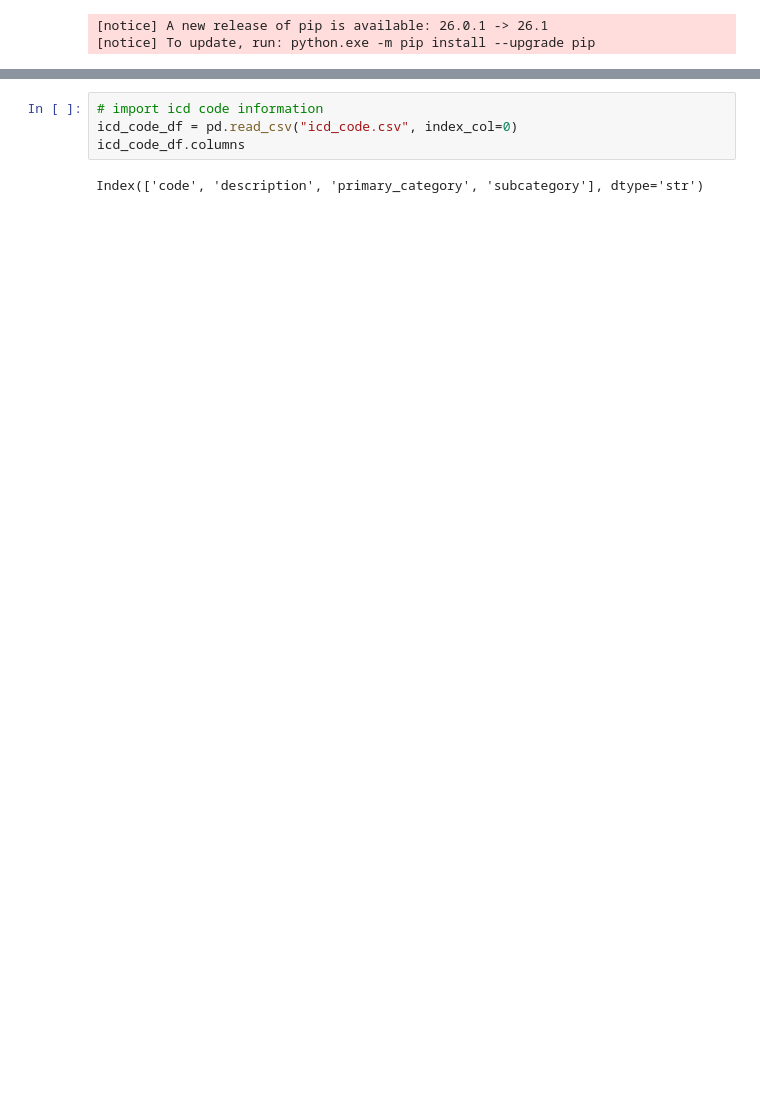
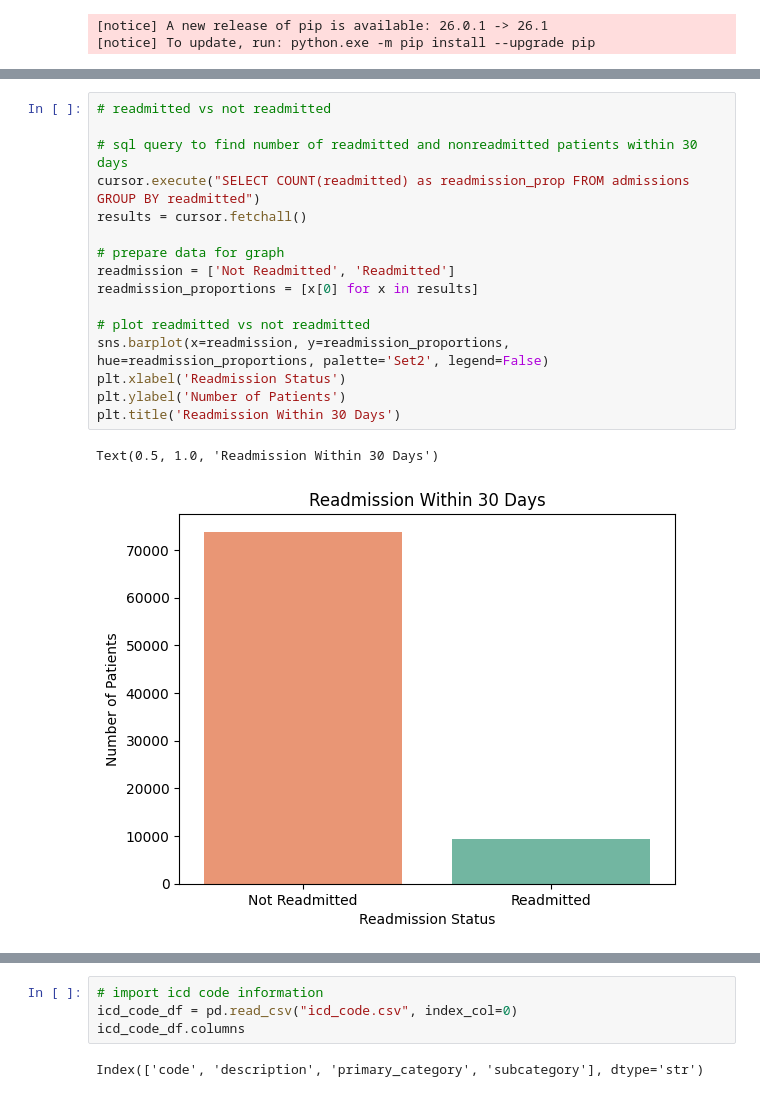
Before and after one commit to juhit101/Hospital-Readmission-Analytics, a Jupyter notebook: visualization.ipynb, the cells around one changed output, grey strips where cells are left out. Saved outputs shown, nothing was run; the diff lists cells and outputs as text; blank space fills up the shorter version.

```diff
--- a/visualization.ipynb
+++ b/visualization.ipynb
@@ -165,0 +139,19 @@ plt.show()
+# %%
+# readmitted vs not readmitted
+
+# sql query to find number of readmitted and nonreadmitted patients within 30 days
+cursor.execute("SELECT COUNT(readmitted) as readmission_prop FROM admissions GROUP BY readmitted")
+results = cursor.fetchall()
+
+# prepare data for graph
+readmission = ['Not Readmitted', 'Readmitted']
+readmission_proportions = [x[0] for x in results]
+
+# plot readmitted vs not readmitted
+sns.barplot(x=readmission, y=readmission_proportions, hue=readmission_proportions, palette='Set2', legend=False)
+plt.xlabel('Readmission Status')
+plt.ylabel('Number of Patients')
+plt.title('Readmission Within 30 Days')
+# %% [output]
+Text(0.5, 1.0, 'Readmission Within 30 Days')
+[figure, added]
```
Also changed, not shown: parts of 24 cells of this notebook, 2 other files.
